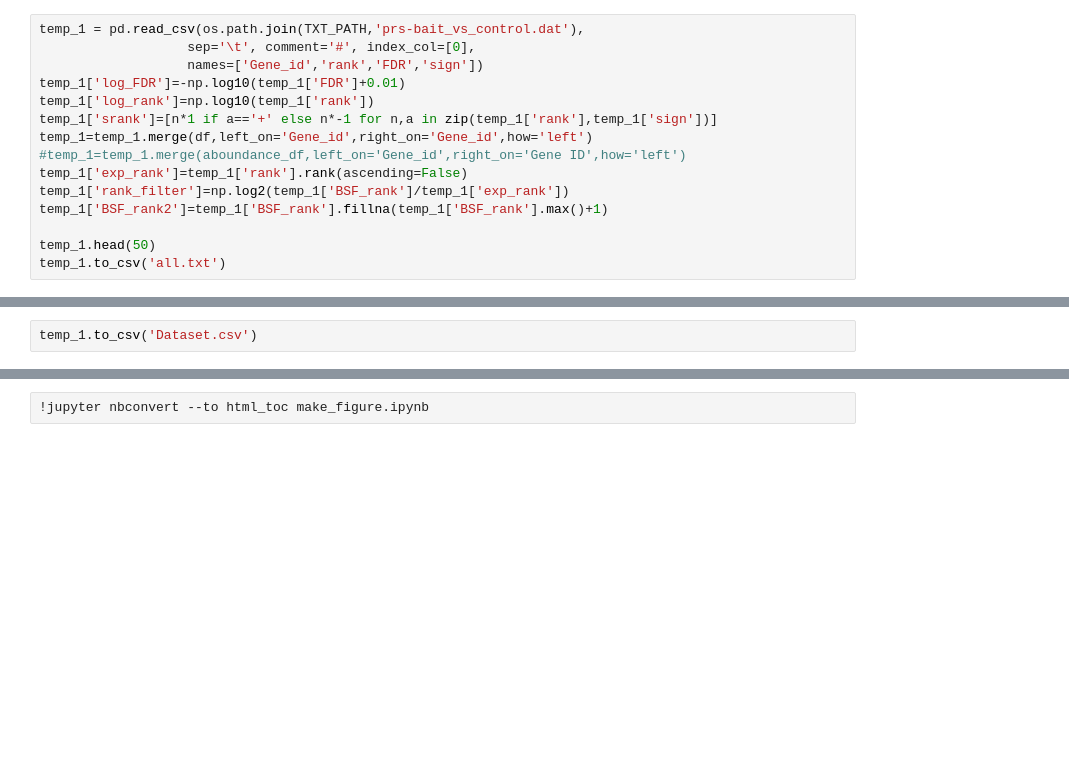
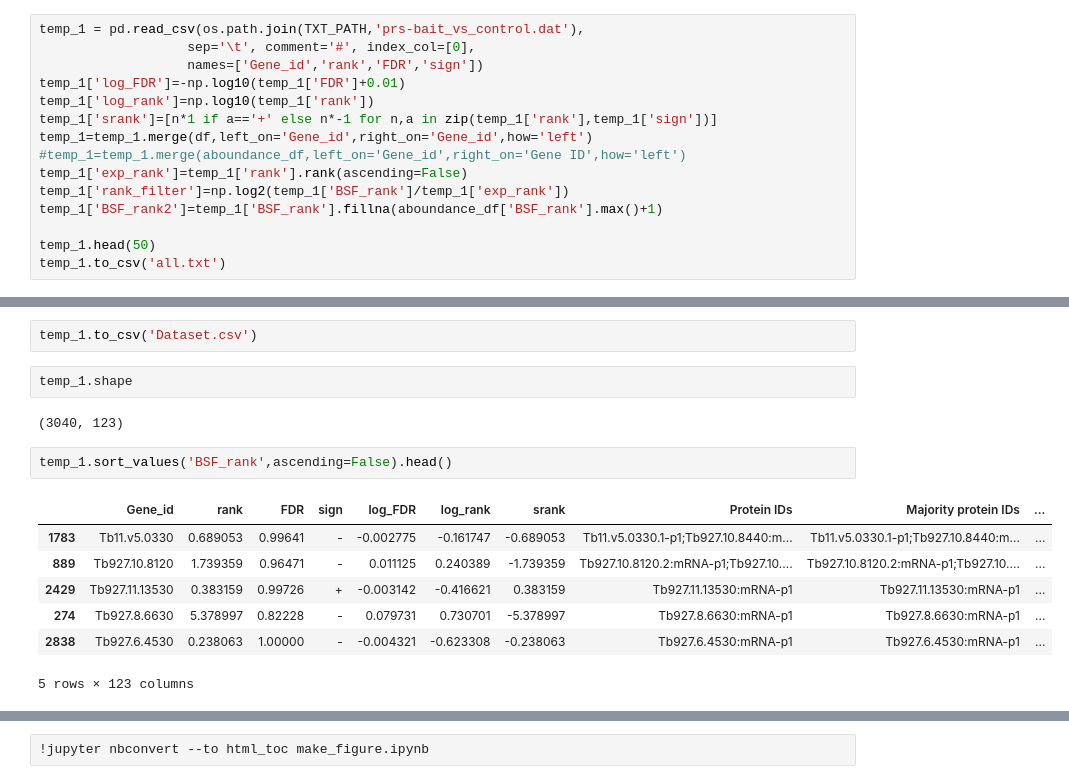
Before and after one commit to mtinti/TbGPI3, a Jupyter notebook: make_figure.ipynb, the cells around one changed output, grey strips where cells are left out. Drawn from its saved outputs; the diff is of its cells as text; blank space fills up the shorter version.

```diff
--- a/make_figure.ipynb
+++ b/make_figure.ipynb
@@ -419,7 +428,7 @@ temp_1=temp_1.merge(df,left_on='Gene_id',right_on='Gene_id',how='left')
 #temp_1=temp_1.merge(aboundance_df,left_on='Gene_id',right_on='Gene ID',how='left')
 temp_1['exp_rank']=temp_1['rank'].rank(ascending=False)
 temp_1['rank_filter']=np.log2(temp_1['BSF_rank']/temp_1['exp_rank'])
-temp_1['BSF_rank2']=temp_1['BSF_rank'].fillna(temp_1['BSF_rank'].max()+1)
+temp_1['BSF_rank2']=temp_1['BSF_rank'].fillna(aboundance_df['BSF_rank'].max()+1)
 
 temp_1.head(50)
 temp_1.to_csv('all.txt')
@@ -631,6 +640,20 @@ IFrame("PIGA.html", width=1000, height=600)
 [interactive output not drawn]
 # %%
 temp_1.to_csv('Dataset.csv')
+# %%
+temp_1.shape
+# %% [output]
+(3040, 123)
+# %%
+temp_1.sort_values('BSF_rank',ascending=False).head()
+# %% [output]
+|  | Gene_id | rank | FDR | sign | log_FDR | log_rank | srank | Protein IDs | Majority protein IDs | ... |
+| 1783 | Tb11.v5.0330 | 0.689053 | 0.99641 | - | -0.002775 | -0.161747 | -0.689053 | Tb11.v5.0330.1-p1;Tb927.10.8440:m... | Tb11.v5.0330.1-p1;Tb927.10.8440:m... | ... |
+| 889 | Tb927.10.8120 | 1.739359 | 0.96471 | - | 0.011125 | 0.240389 | -1.739359 | Tb927.10.8120.2:mRNA-p1;Tb927.10.... | Tb927.10.8120.2:mRNA-p1;Tb927.10.... | ... |
+| 2429 | Tb927.11.13530 | 0.383159 | 0.99726 | + | -0.003142 | -0.416621 | 0.383159 | Tb927.11.13530:mRNA-p1 | Tb927.11.13530:mRNA-p1 | ... |
+| 274 | Tb927.8.6630 | 5.378997 | 0.82228 | - | 0.079731 | 0.730701 | -5.378997 | Tb927.8.6630:mRNA-p1 | Tb927.8.6630:mRNA-p1 | ... |
+| 2838 | Tb927.6.4530 | 0.238063 | 1.00000 | - | -0.004321 | -0.623308 | -0.238063 | Tb927.6.4530:mRNA-p1 | Tb927.6.4530:mRNA-p1 | ... |
+5 rows × 123 columns
 # %%
 from IPython.display import FileLink, FileLinks
 FileLink('Dataset.csv')
```
Also changed, not shown: parts of 11 cells of this notebook, 5 other files.
